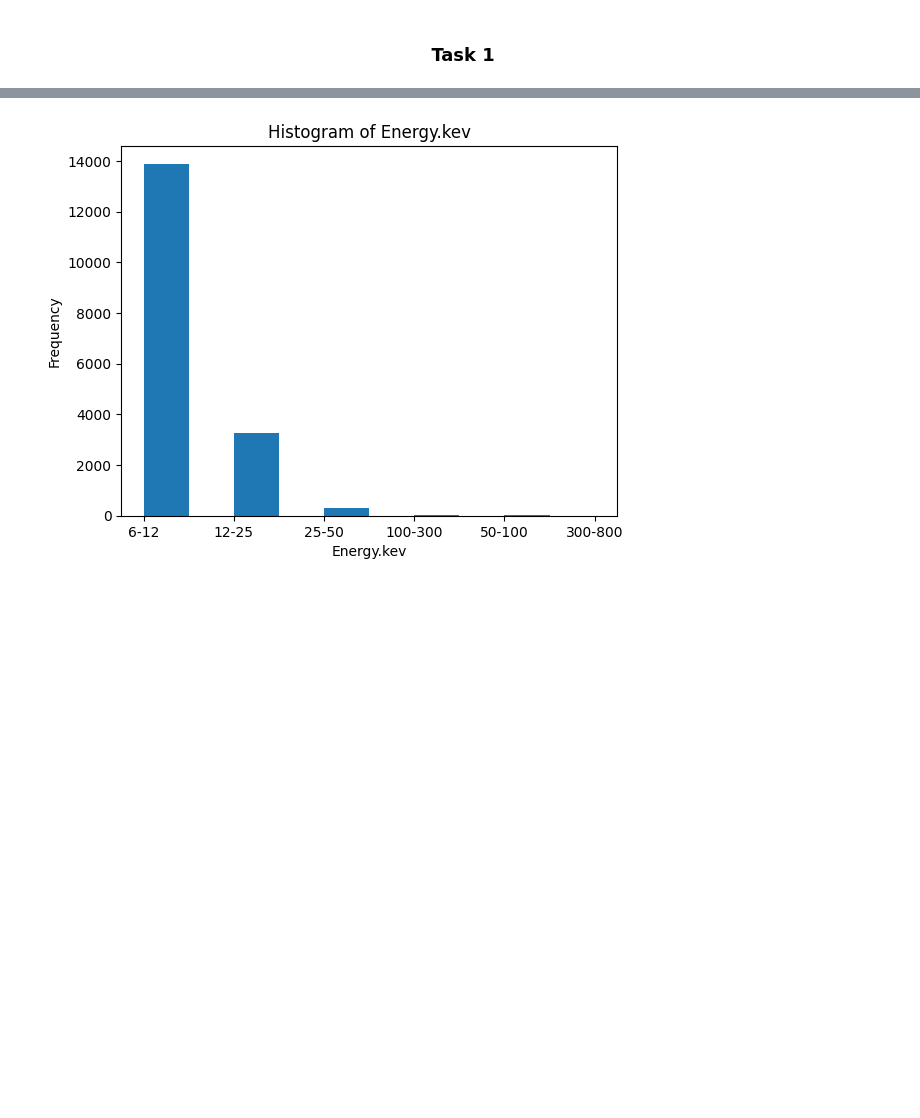
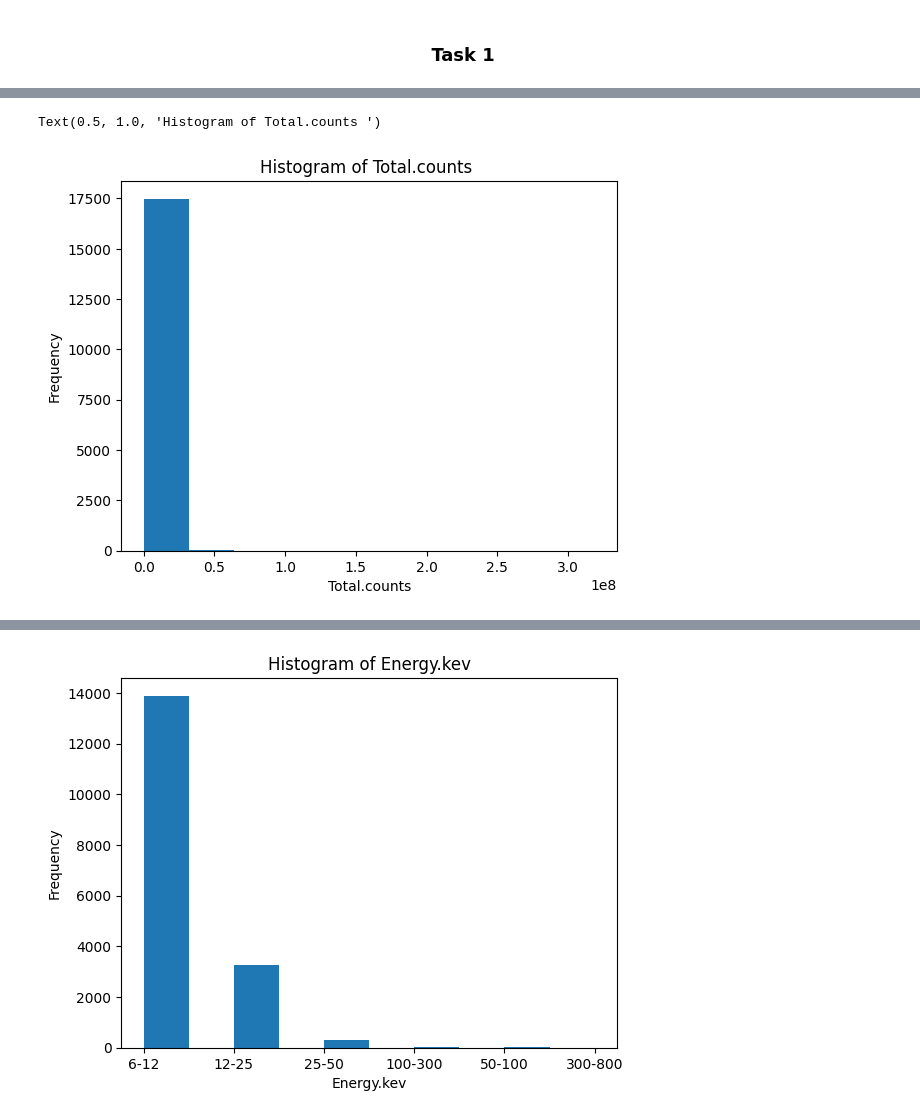
Before and after one commit to stphl/COSC3337-SolarFlaresProject, a Jupyter notebook: #2_Group_Group_Project.ipynb, the cells around one changed output, grey strips where cells are left out. Cells and saved outputs as stored; diff of their text form; code cells hidden in the pictures; blank space fills up the shorter version.

```diff
--- a/#2_Group_Group_Project.ipynb
+++ b/#2_Group_Group_Project.ipynb
@@ -78,0 +7,20 @@ plt.show()
+# %%
+import matplotlib.pyplot as plt
+import pandas as pd
+import seaborn as sns
+from matplotlib.colors import ListedColormap
+import matplotlib.patches as mpatches
+import matplotlib.pyplot as plt
+
+# Load dataset
+df = pd.read_csv('Solar_flare_RHESSI_2004_05.csv')
+
+#Create histogram for total counts df_1to4
+plt.figure()
+plt.hist(df['total.counts'],)
+plt.xlabel('Total.counts')
+plt.ylabel('Frequency')
+plt.title('Histogram of Total.counts ')
+# %% [output]
+Text(0.5, 1.0, 'Histogram of Total.counts ')
+[figure, added]
```
Also changed, not shown: parts of 8 cells of this notebook.
